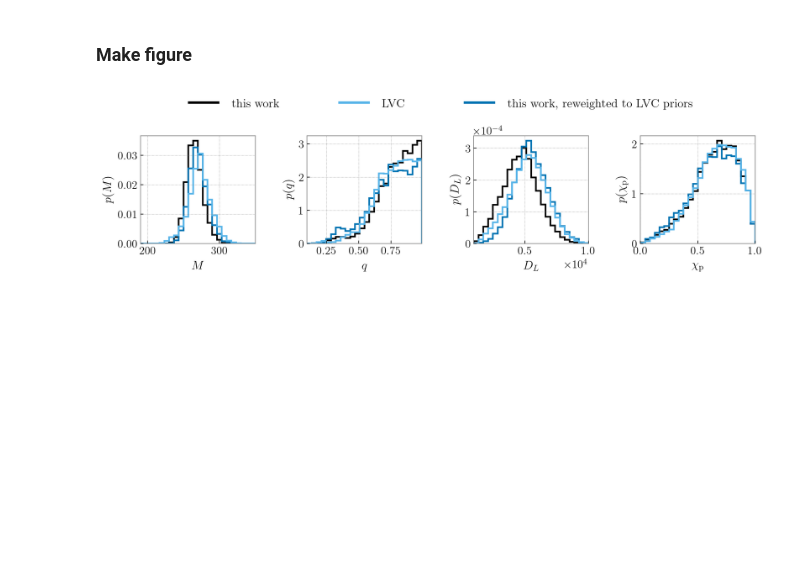
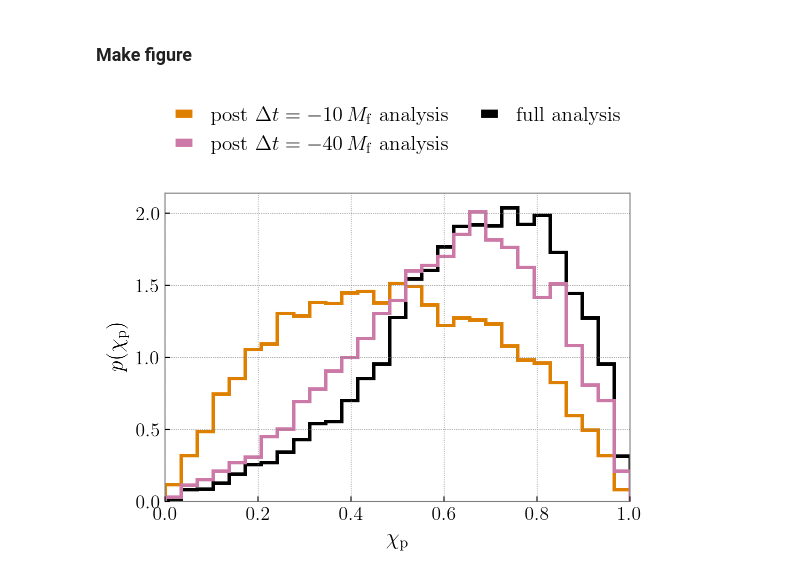
Before and after one commit to simonajmiller/gw190521-timedomain-release, a Jupyter notebook: figures/figure_07.ipynb, the cells around one changed output. Saved outputs shown, nothing was run; the diff lists cells and outputs as text; code cells hidden in the pictures; blank space fills up the shorter version.

```diff
--- a/figures/figure_07.ipynb
+++ b/figures/figure_07.ipynb
@@ -36,14 +38,0 @@ PyCBC.libutils: pkg-config call failed, setting NO_PKGCONFIG=1
-# %%
-# Folder where all data lives
-data_dir = '/Users/smiller/Documents/gw190521-timedomain-release/data_simonas_laptop/'
-
-# Load samples from time domain analysis
-td_path = data_dir+'063023_gw190521_full_NRSur7dq4_dec8_flow11_fref11_0M_TstartTend.dat'
-td_samples = np.genfromtxt(td_path, names=True, dtype=float)
-
-# Load samples from LVC frequency domain analysis
-lvc_path = data_dir+'GW190521_data/GW190521_posterior_samples.h5'
-with h5py.File(lvc_path, 'r') as f:
-    lvc_samples = f['NRSur7dq4']['posterior_samples'][()]
-    prior_samps = f['NRSur7dq4']['priors']['samples']
-    lvc_prior_samples = {k:prior_samps[k][()] for k in f['NRSur7dq4']['priors']['samples'].keys()}
@@ -109,56 +123,58 @@ lowmass = td_samples['mtotal']<350
 ### Make figure
 # %%
 # Parameters
-params = ['mtotal', 'q', 'dL', 'chip']
+parameters = ['chip', 'gen chip', 'mag chiperp']
 
 # Labels
 labels_dict = {
-    'mtotal':r'M',
-    'q':r'q',
-    'dL':r'D_L',
-    'chip':r'\chi_\mathrm{p}'
+    'chip':r'\chi_\mathrm{p}',
+    'gen chip':r'\mathrm{generalized}~\chi_\mathrm{p}',
+    'mag chiperp':r'||\chi_\perp||',
+    'rho_p':r'\rho_\mathrm{p}'
 }
 
+# Bounds
+bounds_dict = {
+    'chip':[0,1],
+    'gen chip':[0,1.6],
+    'mag chiperp':[0,1],
+    'rho_p':[0,2.5]
+
+}
+
+# Colors for runs
+colors = ['k', cmap(0.5), cmap(0.001)]
+
+# Save names for fig subplots
+savenames = ['figure_07a.pdf', 'figure_07b.pdf', 'figure_07c.pdf']
+
 # Make figure
-fig, axes = plt.subplots(1, len(params), figsize=(15/1.1, 25/8/1.3))
+for j, param in enumerate(parameters):
 
-# Cycle through parameters
-for i, param in enumerate(params):
+    fig, ax = plt.subplots(1, 1, figsize=(6,4))
 
-    nbins = 25
+    nbins = 30
     bins = np.linspace(*bounds_dict[param], nbins)
 
-    axes[i].hist(posteriors_to_plot['this work'][param], density=True, histtype='step',
-                 bins=bins, lw=2, color='k')
-
-    axes[i].hist(posteriors_to_plot['this work'][param][lowmass], density=True, histtype='step',
-                 bins=bins, lw=2, color='#0072B2',
-                 weights=weights[lowmass])
-
-    axes[i].hist(posteriors_to_plot['LVC'][param], density=True, histtype='step',
-                 bins=bins, lw=2, color='#56B4E9')
+    for i, run in enumerate(runs):
+        samples = posteriors[run][param]
+        plt.hist(samples, density=True, bins=bins, lw=2.5, histtype='step', color=colors[i])
 
     label = labels_dict[param]
-    axes[i].set_xlabel(r'${0}$'.format(label), fontsize=15)
-    axes[i].set_ylabel(r'$p({0})$'.format(label), fontsize=15)
-    axes[i].set_xlim(*bounds_dict[param])
+    ax.set_xlabel(r'${0}$'.format(label), fontsize=16)
+    ax.set_ylabel(r'$p({0})$'.format(label), fontsize=16)
+    ax.set_xlim(*bounds_dict[param])
 
-# Legend
-handles = [
-    Line2D([], [], color='k', label='this work'),
-    Line2D([], [], color='#56B4E9', label='LVC'),
-    Line2D([], [], color='#0072B2', label='this work, reweighted to LVC priors'),
-]
-leg = axes[0].legend(
-    handles=handles,
-    bbox_to_anchor=(0.35, 1.2, 4.5, .102), loc='lower left', ncols=3,
-    mode="expand", borderaxespad=0., frameon=False, fontsize=15, handlelength=3
-)
-for i, h in enumerate(handles):
-    leg.get_lines()[i].set_linewidth(3)
+    if j==0:
+        handles = [
+            Line2D([], [], color=colors[1], label='post $\Delta t = -10\,M_\mathrm{f}$ analysis'),
+            Line2D([], [], color=colors[2], label='post $\Delta t = -40\,M_\mathrm{f}$ analysis'),
+            Line2D([], [], color=colors[0], label='full analysis'),
+        ]
+        plt.legend(handles=handles, bbox_to_anchor=(0., 1.1, 1., .102), loc='lower left',
+                      ncols=2, mode="expand", borderaxespad=0., fontsize=15)
 
-plt.subplots_adjust(wspace=0.45)
-plt.savefig('figure_07.pdf', bbox_inches='tight')
-plt.show()
+    plt.savefig(savenames[j], bbox_inches='tight')
+    plt.show()
 # %% [output]
-[figure, old version]
+[figure, new version]
```
Also changed, not shown: parts of 9 cells of this notebook, 25 other files.
